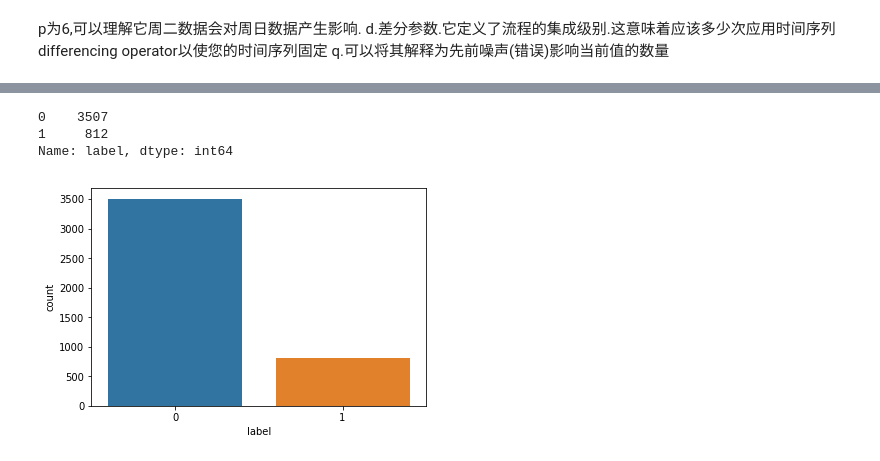
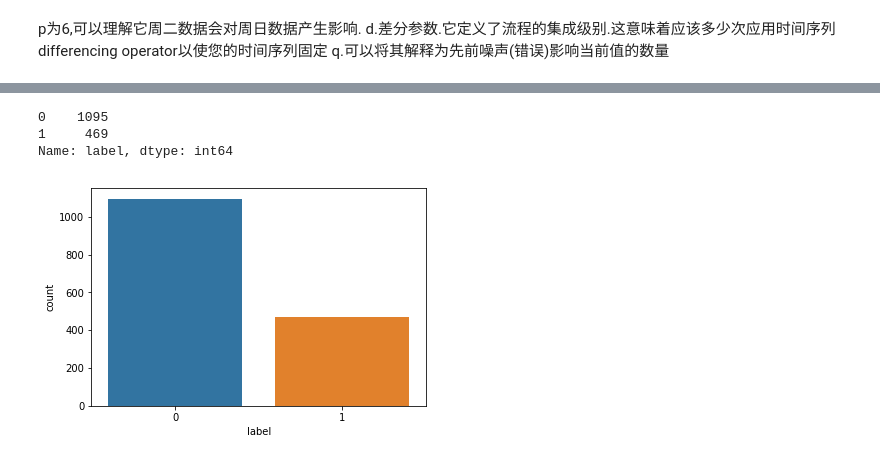
Before and after one commit to Loisssss/CDN_prediction, a Jupyter notebook: CDN_predic.ipynb, the cells around one changed output, grey strips where cells are left out. Saved outputs shown, nothing was run; the diff lists cells and outputs as text; code cells hidden in the pictures.

```diff
--- a/CDN_predic.ipynb
+++ b/CDN_predic.ipynb
@@ -153,3 +168,16 @@ pacf.show()
 train = cate1.value[:20000]
 test = cate1.value[20000:]
 train2, test2 = cate1[cate1.index <= '2019-01-27'], cate1['2019-01-28']
+# %%
+y_hat_avgs = []
+for i in range(len(cate)):
+    sarima_model = SARIMAX(cate[i].value, order=(2,0,4), seasonal_order=(0,0,0,0), enforce_stationarity=False).fit()
+    y_hat_avg = sarima_model.predict()
+    y_hat_avgs.append(y_hat_avg)
+
+    plt.figure(figsize=(16, 8))
+    plt.plot(cate[i].value, label='value')
+    # plt.plot(test2.value, label='Test')
+    plt.plot(y_hat_avgs, label='SARIMA')
+    plt.legend(loc='best')
+    plt.show()
@@ -172,7 +194,9 @@ plt.show()
 # %%
 from sklearn.metrics import mean_squared_error
 from math import sqrt
-
-rms = sqrt(mean_squared_error(cate1.value, y_hat_avg))
-print(rms)
+for i in range(len(cate)):
+    rms = sqrt(mean_squared_error(cate[i].value, y_hat_avgs[i]))
+    print(title[i])
+    print('MSE: ' + str(rms))
+    print('-----------------------------')
 # %% [output]
@@ -180,4 +217,0 @@ print(rms)
-# %%
-cate1['label'] = 0
-train_sample = cate1.iloc[::6]
-train_sample = train_sample.reset_index(drop=True)
@@ -195,8 +218,23 @@ train_sample.loc[(train_sample['win_30min_value']>85.0) &
+# %%
+train_samples = []
+for i in range(len(cate)):
+    cate[i]['label'] = 0
+    train_sample = cate[i].iloc[::6]
+    train_sample = train_sample.reset_index(drop=True)
+    train_sample['win_30min_mean'] = train_sample.value.rolling(window=30).mean()
+    train_sample['win_30min_std'] = train_sample.value.rolling(window=30).std()
+    train_sample.win_30min_mean.fillna(train_sample.value, inplace=True)
+    train_sample.win_30min_std.fillna(0, inplace=True)
+    train_sample['win_30min_value'] = train_sample['win_30min_mean'] + train_sample['win_30min_std']
+    train_sample.loc[(train_sample['win_30min_value']>85.0) &
+                 (train_sample['win_30min_value']<train_sample['value']),
+                 'label'] = 1
+    train_samples.append(train_sample)
 # %%
-sns.countplot(x="label", data=train_sample)
-train_sample.loc[:,'label'].value_counts()
+sns.countplot(x="label", data=train_samples[4])
+train_samples[4].loc[:,'label'].value_counts()
 # %% [output]
-0    3507
-1     812
+0    1095
+1     469
 Name: label, dtype: int64
-[figure, old version]
+[figure, new version]
```
Also changed, not shown: parts of 20 cells of this notebook.
